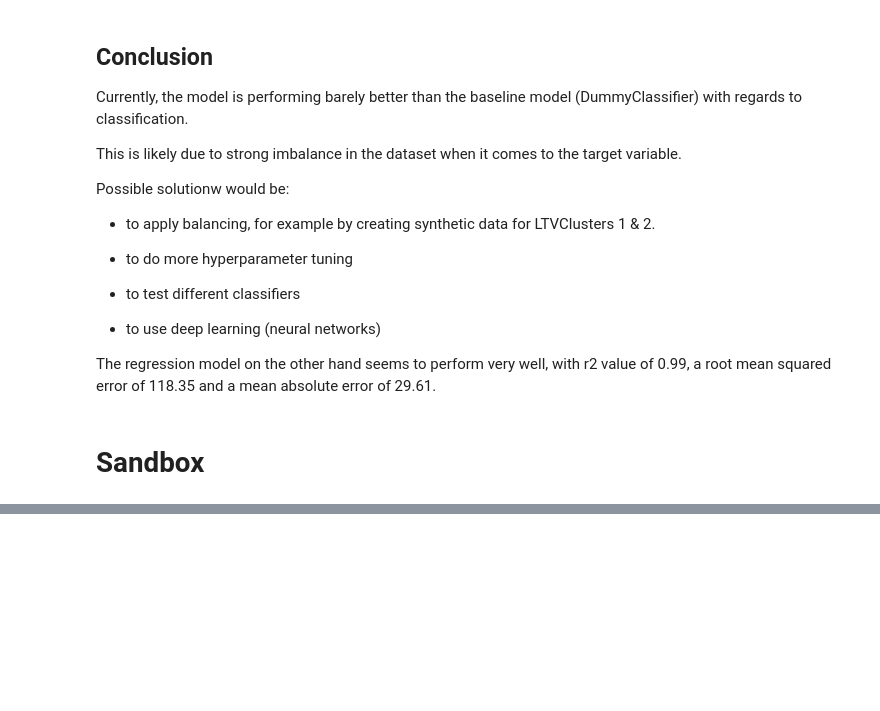
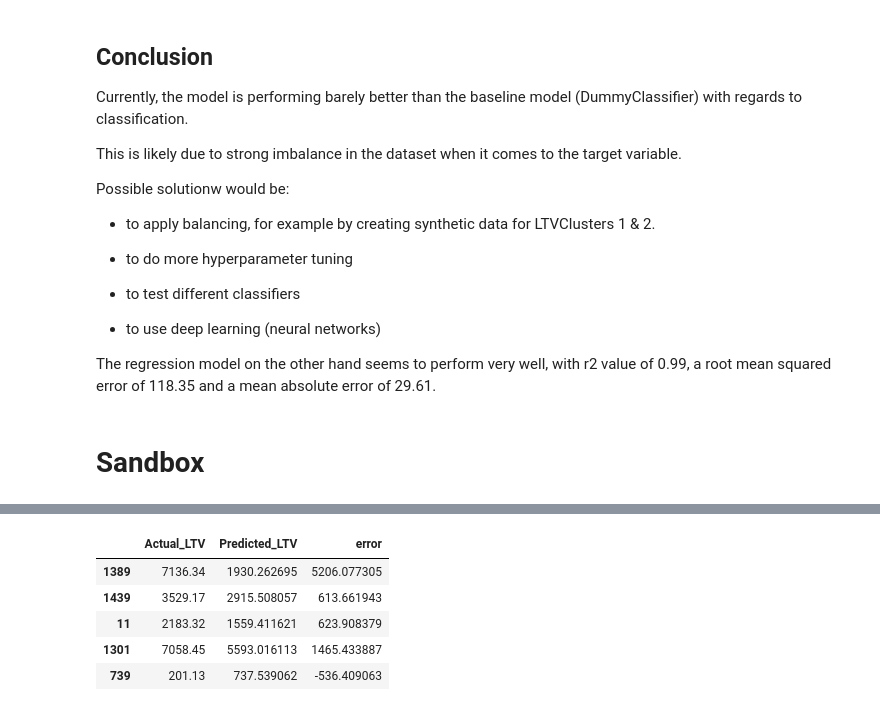
Before and after one commit to GarritWilsonDS/clv_prediction, a Jupyter notebook: notebooks/clv_predictions.ipynb, the cells around one changed output, grey strips where cells are left out. Drawn from its saved outputs; the diff is of its cells as text; code cells hidden in the pictures; blank space fills up the shorter version.

```diff
--- a/notebooks/clv_predictions.ipynb
+++ b/notebooks/clv_predictions.ipynb
@@ -906,9 +927,16 @@ plt.legend();
 # %%
-comparison_df = sample[["6m_Revenue", "Predicted_LTV"]].copy()
+comparison_df = sample[["Actual_LTV", "Predicted_LTV"]].copy()
 
-comparison_df["error"] = comparison_df["6m_Revenue"] - comparison_df["Predicted_LTV"]
+comparison_df["error"] = comparison_df["Actual_LTV"] - comparison_df["Predicted_LTV"]
 
 comparison_df.head()
+# %% [output]
+|  | Actual_LTV | Predicted_LTV | error |
+| 1389 | 7136.34 | 1930.262695 | 5206.077305 |
+| 1439 | 3529.17 | 2915.508057 | 613.661943 |
+| 11 | 2183.32 | 1559.411621 | 623.908379 |
+| 1301 | 7058.45 | 5593.016113 | 1465.433887 |
+| 739 | 201.13 | 737.539062 | -536.409063 |
 # %%
 plt.figure(figsize=(20,10))
 plt.bar(list(range(0,len(comparison_df))),comparison_df["error"])
```
Also changed, not shown: parts of 19 cells of this notebook, 4 other files.
